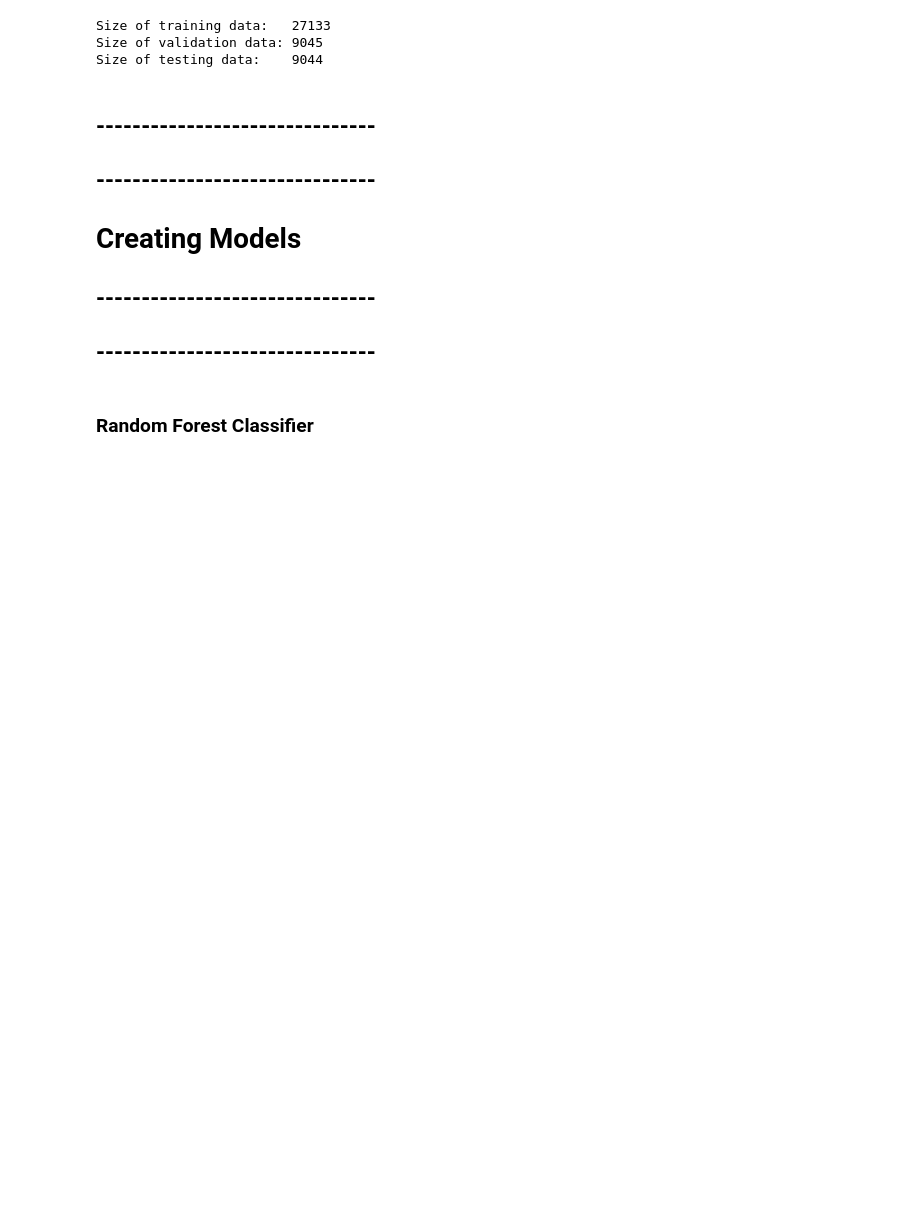
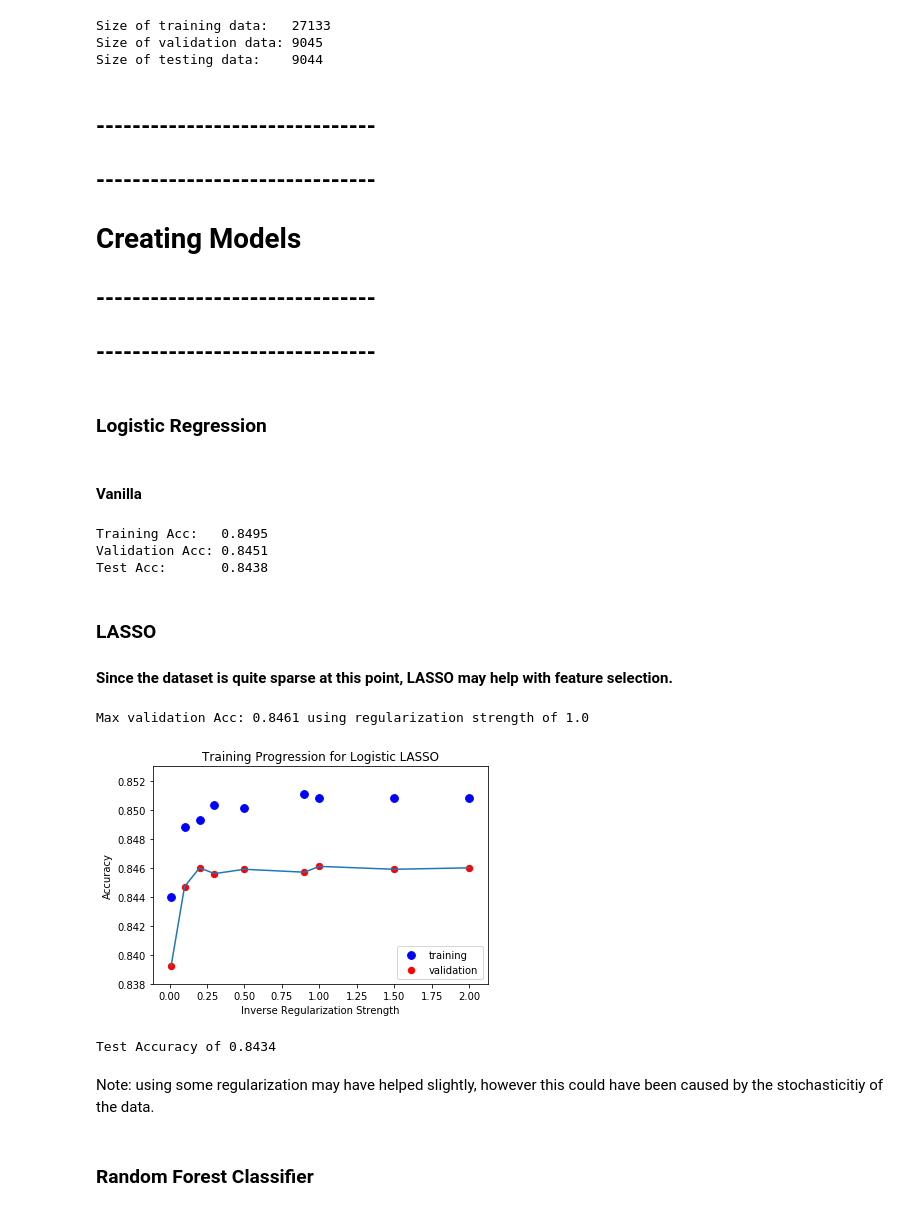
Before and after one commit to sfe2/data-scientist-exercise01, a Jupyter notebook: AnalyticsAssignment.ipynb, the cells around one changed output. Drawn from its saved outputs; the diff is of its cells as text; code cells hidden in the pictures; blank space fills up the shorter version.

```diff
--- a/AnalyticsAssignment.ipynb
+++ b/AnalyticsAssignment.ipynb
@@ -240,6 +234,55 @@ Size of testing data:    9044
 # Creating Models
 ## -------------------------------
 ## -------------------------------
+# %% [markdown]
+### Logistic Regression
+# %% [markdown]
+#### Vanilla
+# %%
+from sklearn.linear_model import LogisticRegression
+from sklearn import utils
+lr = LogisticRegression(solver = 'liblinear')
+lr.fit(trainX, trainY)
+print("Training Acc:  ",round(lr.score(trainX, trainY), 4))
+print("Validation Acc:",round(lr.score(valX,   valY),   4))
+print("Test Acc:      ",round(lr.score(testX,  testY),  4))
+# %% [output]
+Training Acc:   0.8495
+Validation Acc: 0.8451
+Test Acc:       0.8438
+# %% [markdown]
+### LASSO
+#### Since the dataset is quite sparse at this point, LASSO may help with feature selection.
+# %%
+trainAcc = []
+valAcc = []
+Cs = [0.01, 0.1, 0.2, 0.3, 0.5, 0.9, 1.0, 1.5, 2.0]  #Inverse of regression strength
+for c in Cs:
+    lr = LogisticRegression(penalty = 'l1', C = c, solver = 'liblinear')
+    lr.fit(trainX, trainY)
+    trainAcc.append(round(lr.score(trainX, trainY), 4))
+    valAcc.append(  round(lr.score(valX,  valY),  4))
+plt.ylim([0.838,.853])
+plt.scatter(Cs, trainAcc, color = 'blue', label = 'training',   s = 60)
+plt.scatter(Cs, valAcc,   color = 'red',  label = 'validation', s = 40)
+plt.plot(   Cs, valAcc)
+plt.ylabel("Accuracy")
+plt.xlabel("Inverse Regularization Strength")
+plt.title("Training Progression for Logistic LASSO")
+plt.legend(loc = 'lower right')
+print("Max validation Acc:", max(valAcc), "using regularization strength of", Cs[np.argmax(valAcc)])
+# %% [output]
+Max validation Acc: 0.8461 using regularization strength of 1.0
+[figure, added]
+# %%
+#Final accuracy using Logistic LASSO Regression
+lr = LogisticRegression(penalty = 'l1', C = Cs[np.argmax(valAcc)], solver = 'liblinear')
+lr.fit(trainX, trainY)
+print("Test Accuracy of",round(lr.score(testX, testY),4))
+# %% [output]
+Test Accuracy of 0.8434
+# %% [markdown]
+Note: using some regularization may have helped slightly, however this could have been caused by the stochasticitiy of the data.
 # %% [markdown]
 ### Random Forest Classifier
 # %%
```
Also changed, not shown: parts of 23 cells of this notebook, 2 other files.
